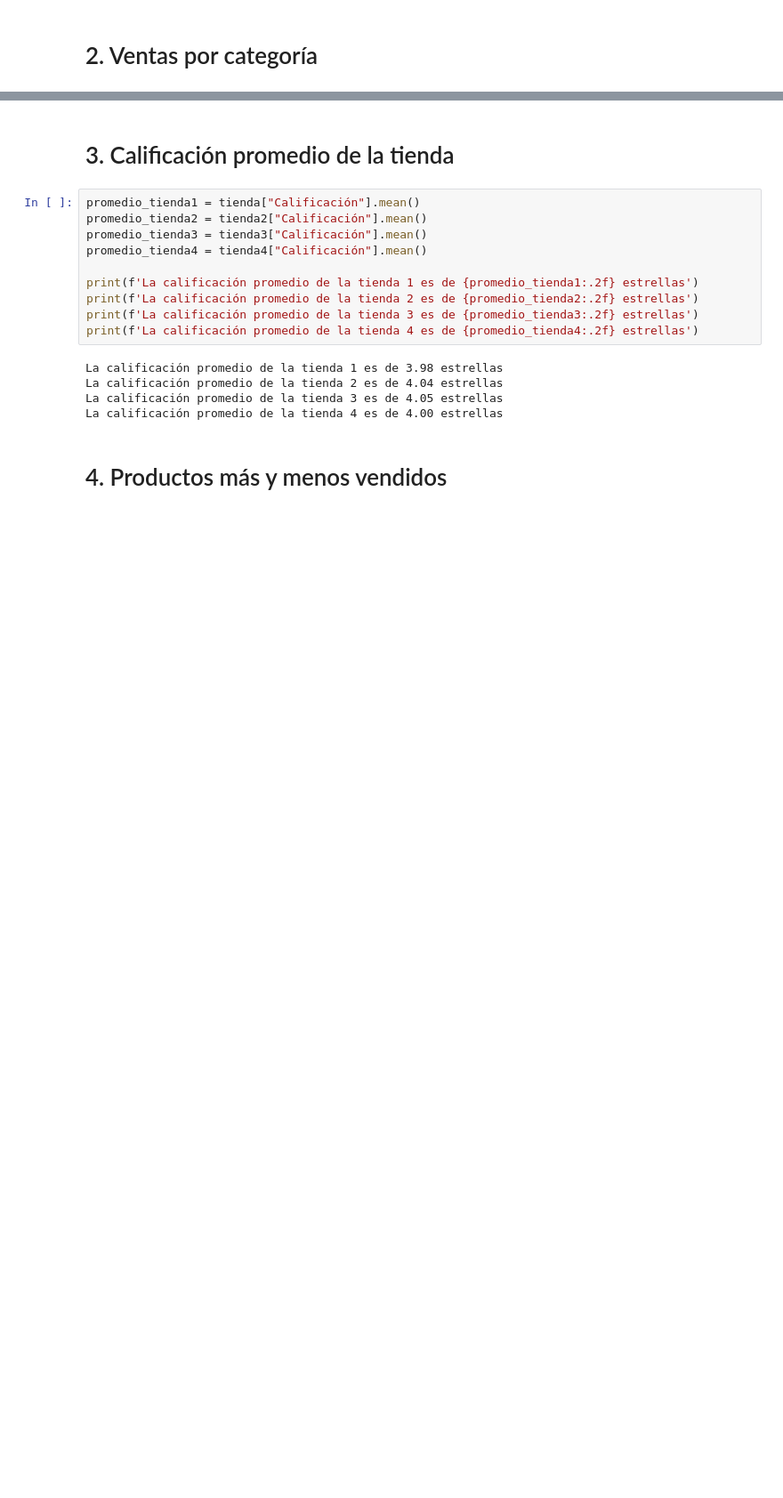
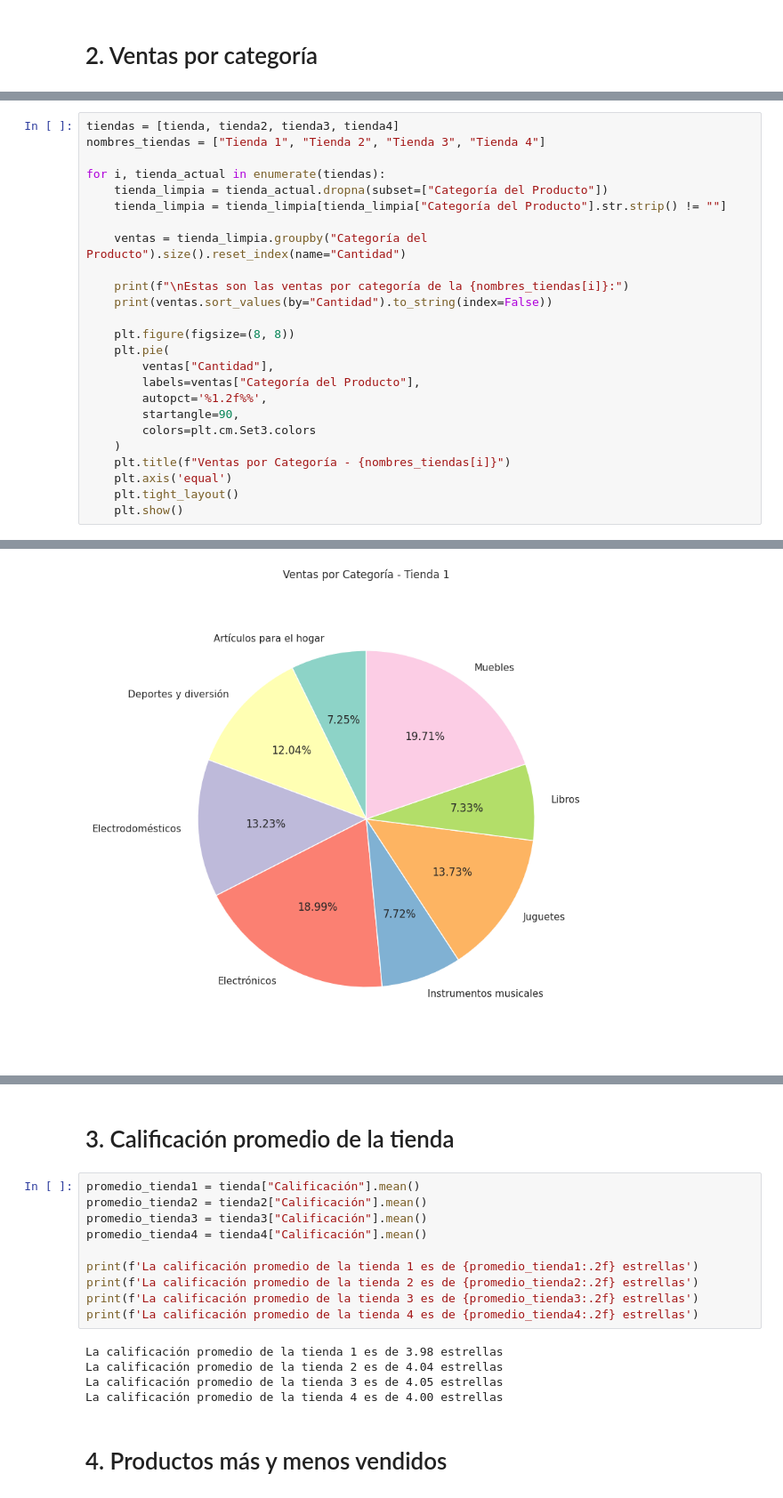
Before and after one commit to AlanGranea/Challenge-Alura-Store, a Jupyter notebook: AluraStoreLatam.ipynb, the cells around one changed output, grey strips where cells are left out. Shown at 89% size. Drawn from its saved outputs; the diff is of its cells as text; blank space fills up the shorter version.

```diff
--- a/AluraStoreLatam.ipynb
+++ b/AluraStoreLatam.ipynb
@@ -137,0 +75,26 @@ Estas son las ventas por categoría de la tienda 2:
+# %%
+tiendas = [tienda, tienda2, tienda3, tienda4]
+nombres_tiendas = ["Tienda 1", "Tienda 2", "Tienda 3", "Tienda 4"]
+
+for i, tienda_actual in enumerate(tiendas):
+    tienda_limpia = tienda_actual.dropna(subset=["Categoría del Producto"])
+    tienda_limpia = tienda_limpia[tienda_limpia["Categoría del Producto"].str.strip() != ""]
+
+    ventas = tienda_limpia.groupby("Categoría del Producto").size().reset_index(name="Cantidad")
+
+    print(f"\nEstas son las ventas por categoría de la {nombres_tiendas[i]}:")
+    print(ventas.sort_values(by="Cantidad").to_string(index=False))
+
+    plt.figure(figsize=(8, 8))
+    plt.pie(
+        ventas["Cantidad"],
+        labels=ventas["Categoría del Producto"],
+        autopct='%1.2f%%',
+        startangle=90,
+        colors=plt.cm.Set3.colors
+    )
+    plt.title(f"Ventas por Categoría - {nombres_tiendas[i]}")
+    plt.axis('equal')
+    plt.tight_layout()
+    plt.show()
+# %% [output]
@@ -137,0 +111 @@ Estas son las ventas por categoría de la tienda 2:
+[figure, added]
```
Also changed, not shown: parts of 6 cells of this notebook.
